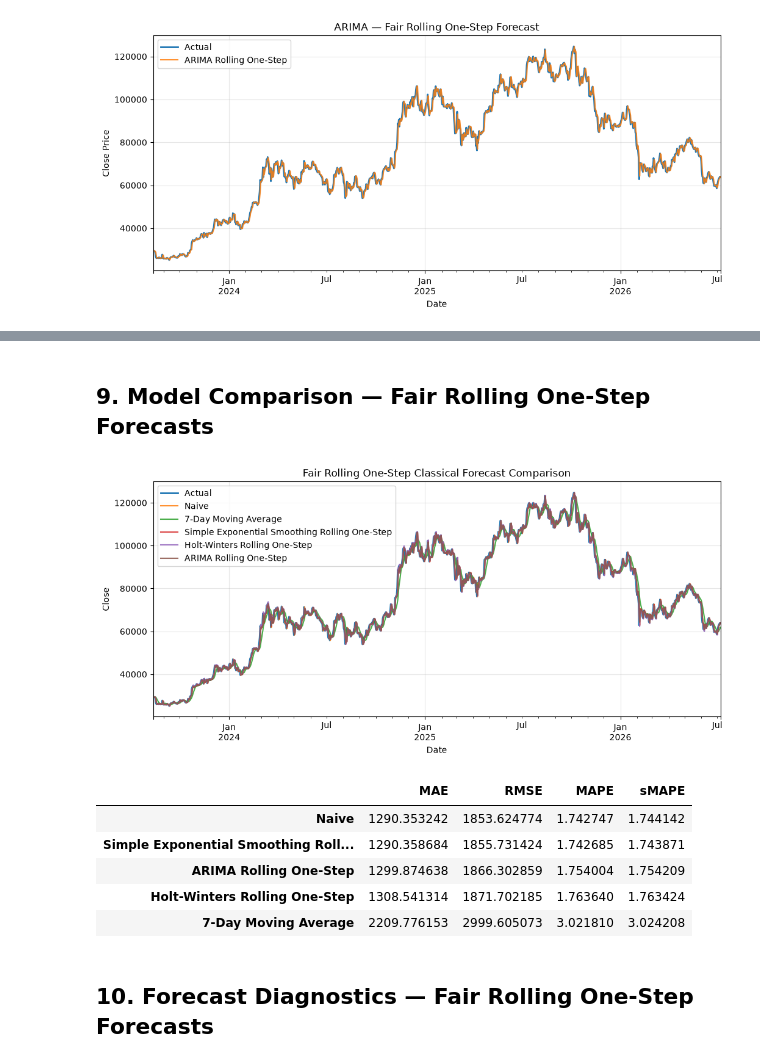
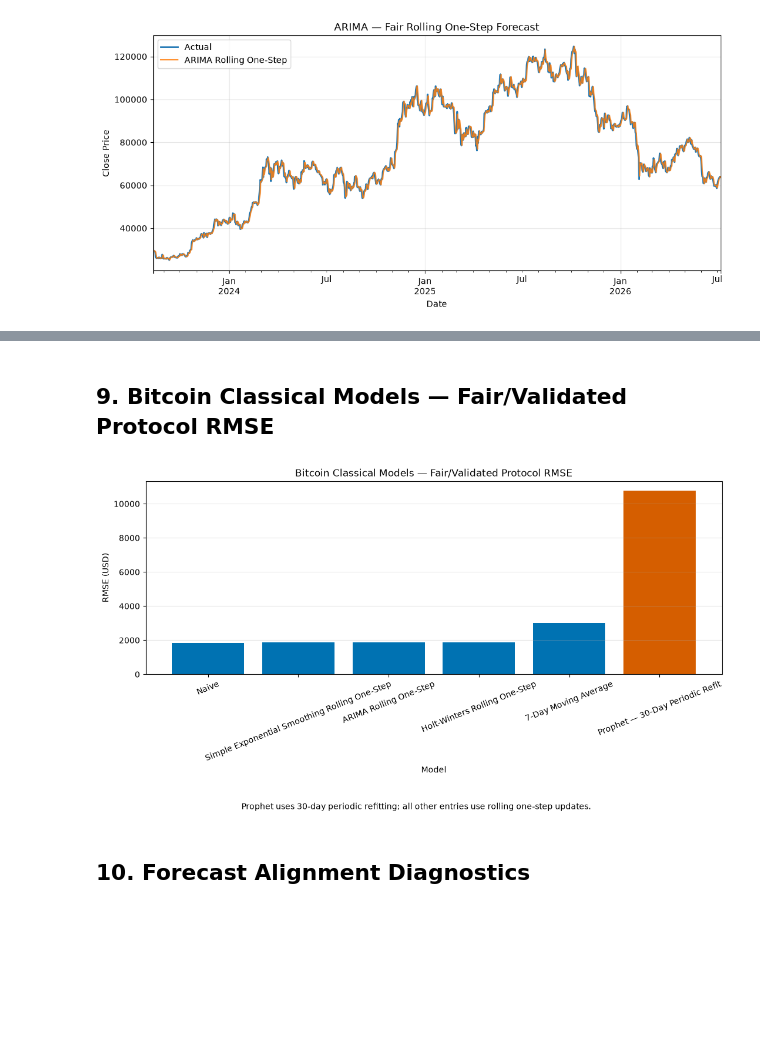
Before and after one commit to mdsoadsolaiman/Time-Series-Foundation-Models, a Jupyter notebook: notebooks/02_Classical_Models.ipynb, the cells around one changed output, grey strips where cells are left out. Saved outputs shown, nothing was run; the diff lists cells and outputs as text; code cells hidden in the pictures; blank space fills up the shorter version.

```diff
--- a/notebooks/02_Classical_Models.ipynb
+++ b/notebooks/02_Classical_Models.ipynb
@@ -276,27 +212,19 @@ metrics_table
-# %% [markdown]
-## 9. Model Comparison — Fair Rolling One-Step Forecasts
-# %%
-fig, ax = plt.subplots(figsize=(12, 5))
-test.plot(ax=ax, label="Actual", linewidth=2)
-
-for model_name, forecast in forecasts.items():
-    forecast.plot(ax=ax, label=model_name, alpha=0.85)
-
-ax.set_title("Fair Rolling One-Step Classical Forecast Comparison")
-ax.set_xlabel("Date")
-ax.set_ylabel("Close")
-ax.legend()
-ax.grid(True, alpha=0.3)
-plt.show()
-
-metrics_table.sort_values("RMSE")
-# %% [output]
-[figure, removed]
-|  | MAE | RMSE | MAPE | sMAPE |
-| Naive | 1290.353242 | 1853.624774 | 1.742747 | 1.744142 |
-| Simple Exponential Smoothing Roll... | 1290.358684 | 1855.731424 | 1.742685 | 1.743871 |
-| ARIMA Rolling One-Step | 1299.874638 | 1866.302859 | 1.754004 | 1.754209 |
-| Holt-Winters Rolling One-Step | 1308.541314 | 1871.702185 | 1.763640 | 1.763424 |
-| 7-Day Moving Average | 2209.776153 | 2999.605073 | 3.021810 | 3.024208 |
+# %% [markdown]
+## 9. Bitcoin Classical Models — Fair/Validated Protocol RMSE
+# %%
+ordered_metrics = metrics_table.sort_values("RMSE")
+fig, ax = plt.subplots(figsize=(11, 5.5))
+colors = ["#D55E00" if name.startswith("Prophet") else "#0072B2" for name in ordered_metrics.index]
+ax.bar(ordered_metrics.index, ordered_metrics["RMSE"], color=colors)
+ax.set_title("Bitcoin Classical Models — Fair/Validated Protocol RMSE")
+ax.set_xlabel("Model")
+ax.set_ylabel("RMSE (USD)")
+ax.tick_params(axis="x", rotation=22)
+ax.grid(axis="y", alpha=0.3)
+fig.text(0.5, -0.08, "Prophet uses 30-day periodic refitting; all other entries use rolling one-step updates.", ha="center")
+plt.tight_layout()
+plt.show()
+# %% [output]
+[figure, added]
 # %% [markdown]
-## 10. Forecast Diagnostics — Fair Rolling One-Step Forecasts
+## 10. Forecast Alignment Diagnostics
```
Also changed, not shown: parts of 30 cells of this notebook.
